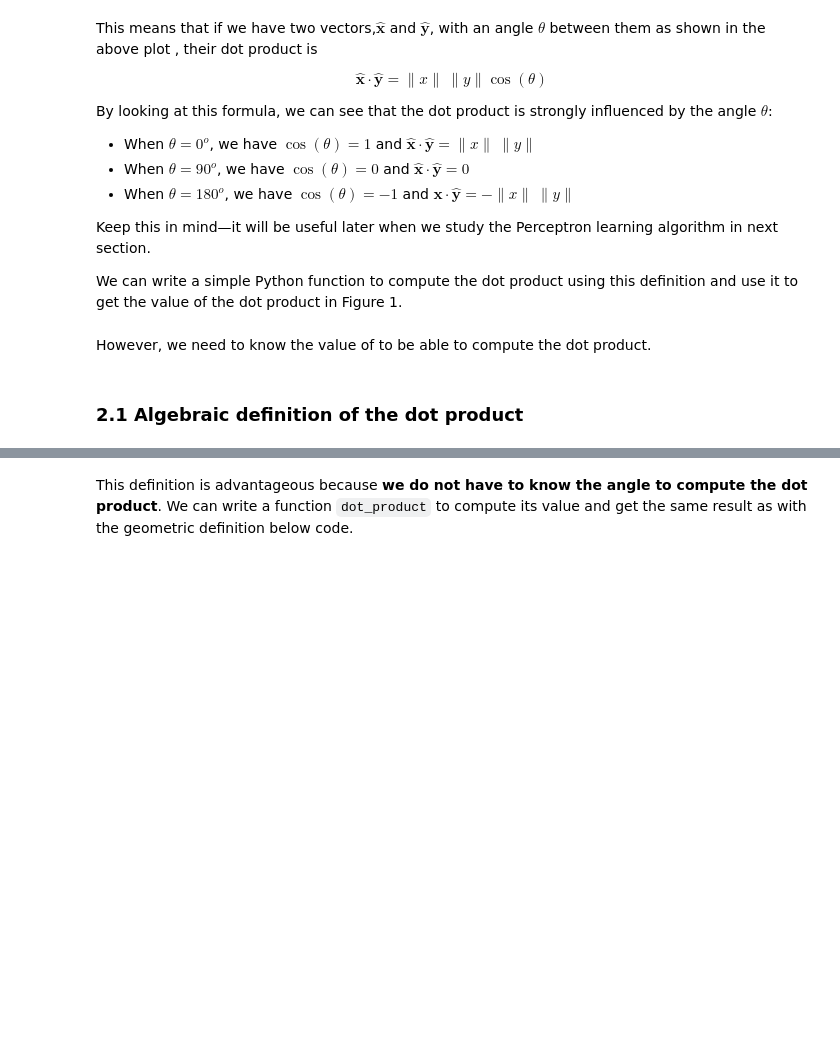
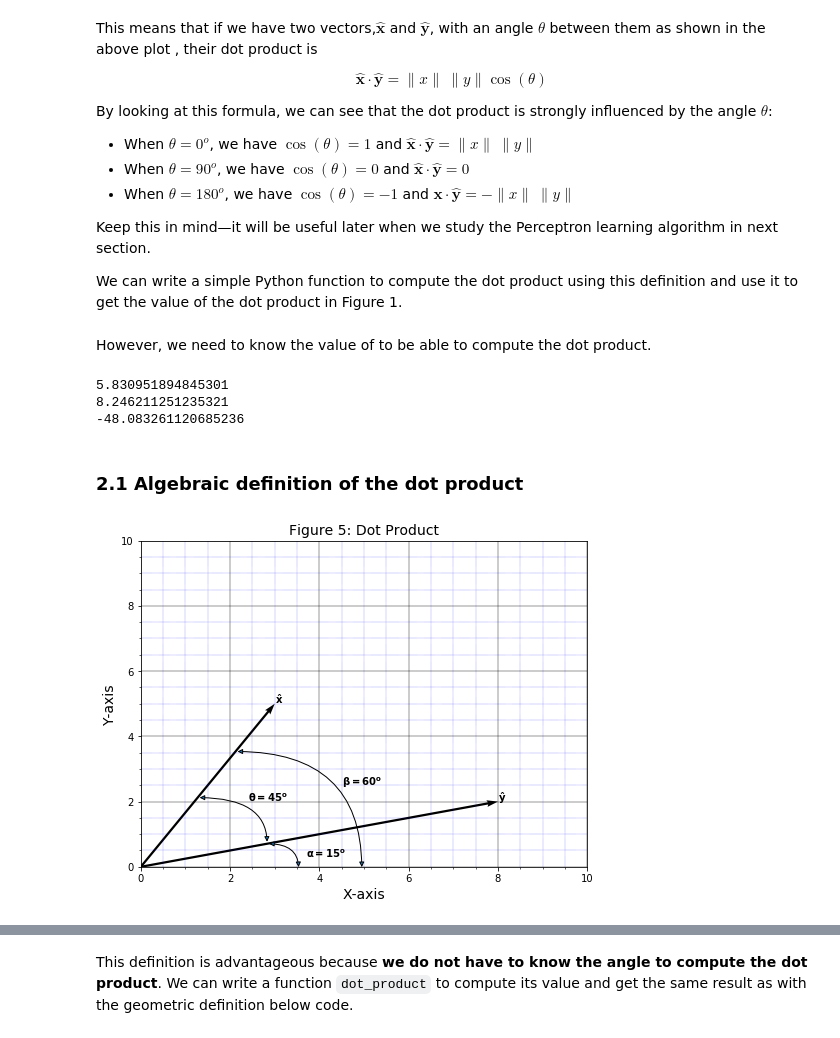
Before and after one commit to AnilSarode/Machine-Learning-Digital-Book-, a Jupyter notebook: The Perceptron/The Perceptron .ipynb, the cells around one changed output, grey strips where cells are left out. Saved outputs shown, nothing was run; the diff lists cells and outputs as text; code cells hidden in the pictures; blank space fills up the shorter version.

```diff
--- a/The Perceptron/The Perceptron .ipynb
+++ b/The Perceptron/The Perceptron .ipynb
@@ -363,10 +365,14 @@ def geometric_dot_product(x,y, theta):
 # %% [markdown]
 However, we need to know the value of to be able to compute the dot product.
 # %%
-theta = 45
+theta =180
 x = [3,5]
 y = [8,2]
 print(geometric_dot_product(x,y,theta))
+# %% [output]
+5.830951894845301
+8.246211251235321
+-48.083261120685236
 # %% [markdown]
 ### 2.1 Algebraic definition of the dot product  <a class="anchor" id="2.1"></a>
 # %%
@@ -377,32 +383,34 @@ soa = np.array([[0, 0, 3, 5], [0, 0, 8, 2]])
 X, Y, U, V = zip(*soa)
 plt.figure(figsize=(8, 6))
 
 ax = plt.gca()
 q=ax.quiver(X, Y, U, V, angles='xy', scale_units='xy', scale=1,width=0.005)
 p1 = np.cos(np.pi/4), np.sin(np.pi/4)
 ax.set_xlim([0, 10])
 ax.set_ylim([0, 10])
 plt.draw()
 
 # Turn on the minor TICKS, which are required for the minor GRID
 ax.minorticks_on()
 
 # Customize the major grid
 ax.grid(which='major', linestyle='-', linewidth='0.4', color='black')
 # Customize the minor grid
 
 ax.grid(which='minor', linestyle=':', linewidth='0.4', color='blue')
-plt.title('Figure 2: Dot Product',fontsize=14)
+plt.title('Figure 5: Dot Product',fontsize=14)
 plt.xlabel('X-axis',fontsize=14)
 plt.ylabel('Y-axis',fontsize=14)
 plt.annotate(r"$\mathbf{\hat{x}}$", xy=(3, 5))
 plt.annotate(r"$\mathbf{\hat{y}}$", xy=(8, 2))
 plt.annotate(r'$\mathbf{\theta=45^{o}}$ ', xy=(2.4, 2))
 plt.annotate(r'$\mathbf{\alpha=15^{o}}$ ', xy=(3.7, 0.3))
 plt.annotate(r'$\mathbf{\beta=60^{o}}$ ', xy=(4.5, 2.5))
 plt.annotate("", xy=(1.8*p1[0], 3*p1[1]), xytext=(4*p1[0], 1*p1[1]),arrowprops=dict(arrowstyle="<|-|>",connectionstyle="angle3"))
 plt.annotate("", xy=(4*p1[0], 1*p1[1]), xytext=(5*p1[0], -0.1*p1[1]),arrowprops=dict(arrowstyle="<|-|>",connectionstyle="angle3"))
 plt.annotate("", xy=(3*p1[0], 5*p1[1]), xytext=(7*p1[0], -0.1*p1[1]),arrowprops=dict(arrowstyle="<|-|>",connectionstyle="angle3"))
 
 plt.show()
+# %% [output]
+[figure, added]
 # %% [markdown]
```
Also changed, not shown: parts of 42 cells of this notebook.
